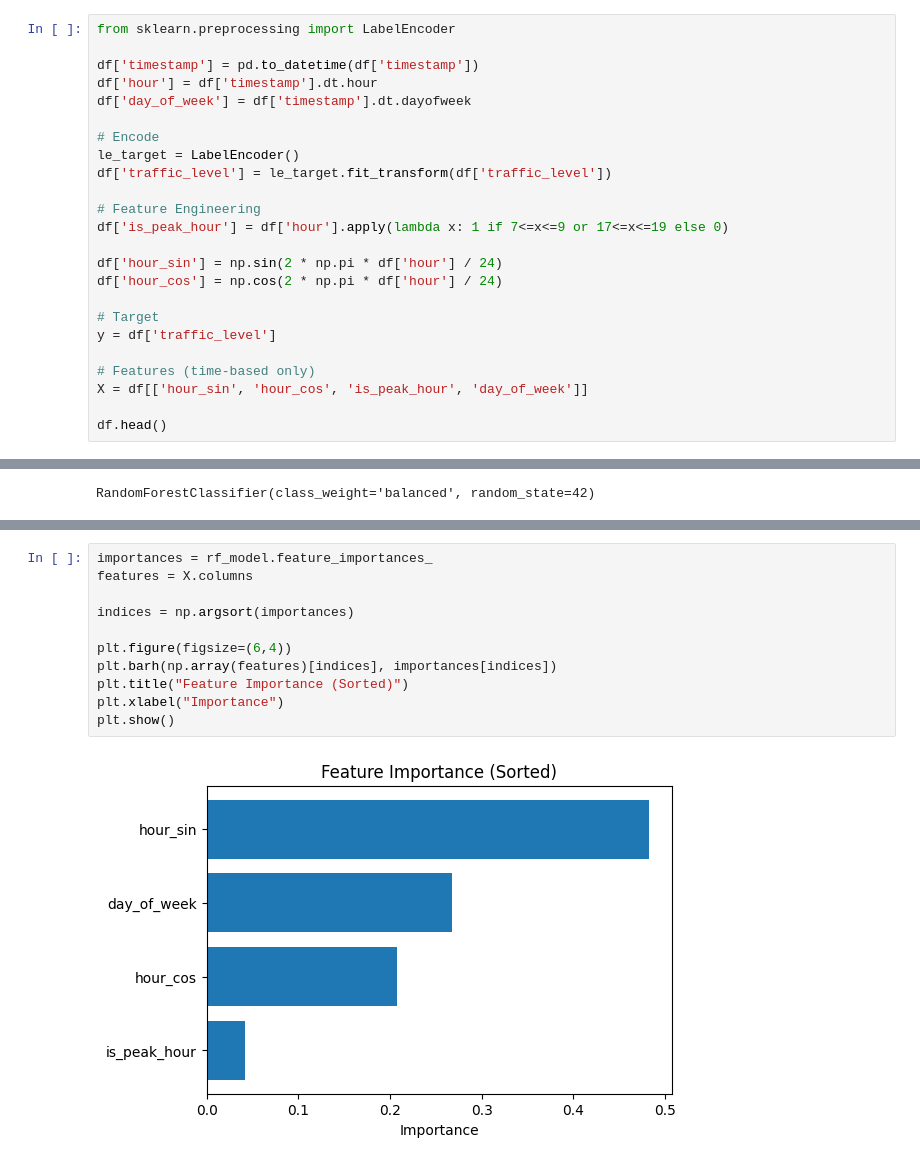
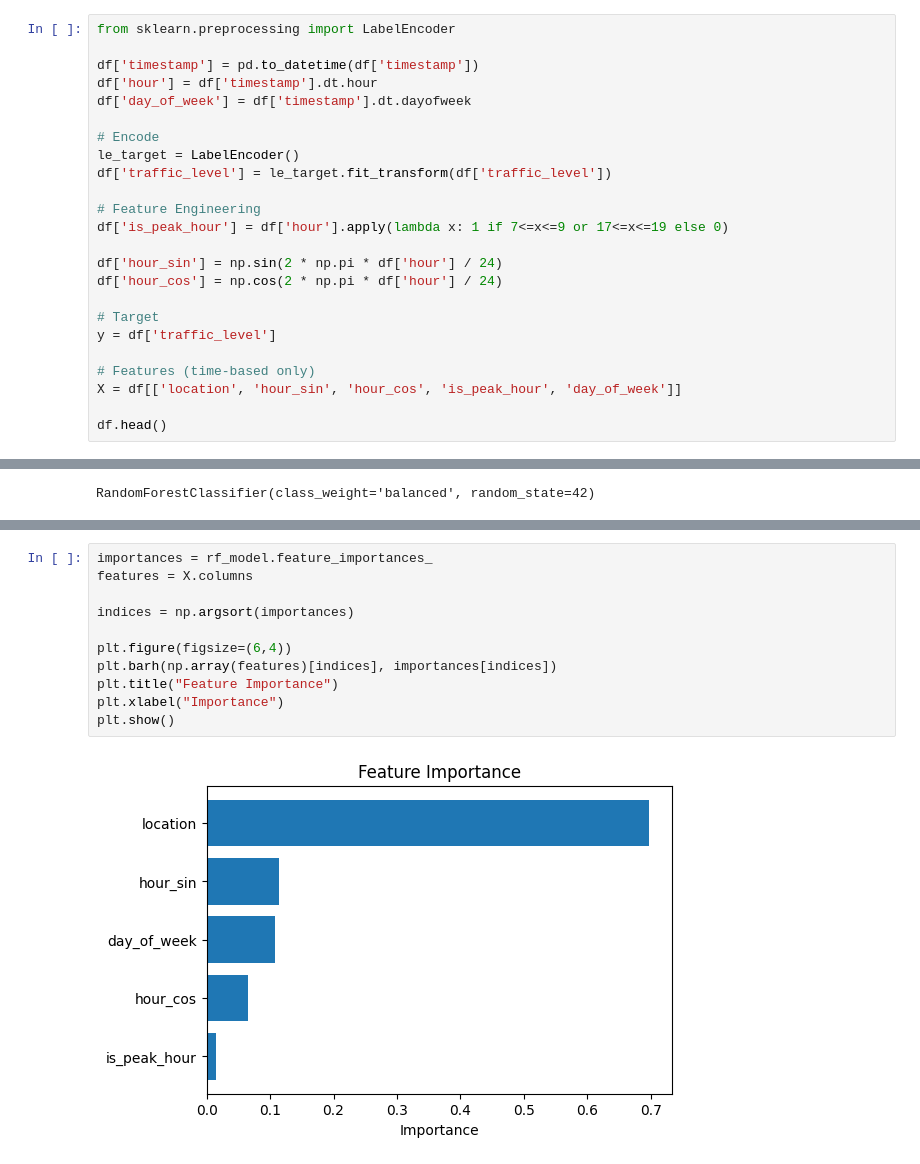
Before and after one commit to Rufus1507/ADY201m_QE200101_QE200080_GIAO_THONG_THONG_MINH, a Jupyter notebook: notebooks/2_Modeling.ipynb, the cells around one changed output, grey strips where cells are left out. Cells and saved outputs as stored; diff of their text form.

```diff
--- a/notebooks/2_Modeling.ipynb
+++ b/notebooks/2_Modeling.ipynb
@@ -43,7 +54,7 @@ df['hour_cos'] = np.cos(2 * np.pi * df['hour'] / 24)
 y = df['traffic_level']
 
 # Features (time-based only)
-X = df[['hour_sin', 'hour_cos', 'is_peak_hour', 'day_of_week']]
+X = df[['location', 'hour_sin', 'hour_cos', 'is_peak_hour', 'day_of_week']]
 
 df.head()
 # %% [output]
@@ -173,13 +184,13 @@ plt.show()
 # %%
 importances = rf_model.feature_importances_
 features = X.columns
 
 indices = np.argsort(importances)
 
 plt.figure(figsize=(6,4))
 plt.barh(np.array(features)[indices], importances[indices])
-plt.title("Feature Importance (Sorted)")
+plt.title("Feature Importance")
 plt.xlabel("Importance")
 plt.show()
 # %% [output]
-[figure, old version]
+[figure, new version]
```
Also changed, not shown: parts of 7 cells of this notebook, 11 other files.
